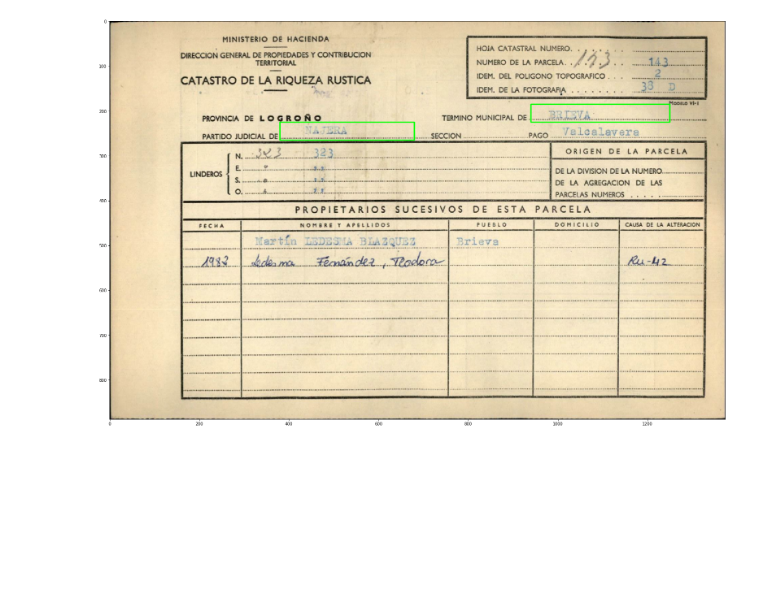
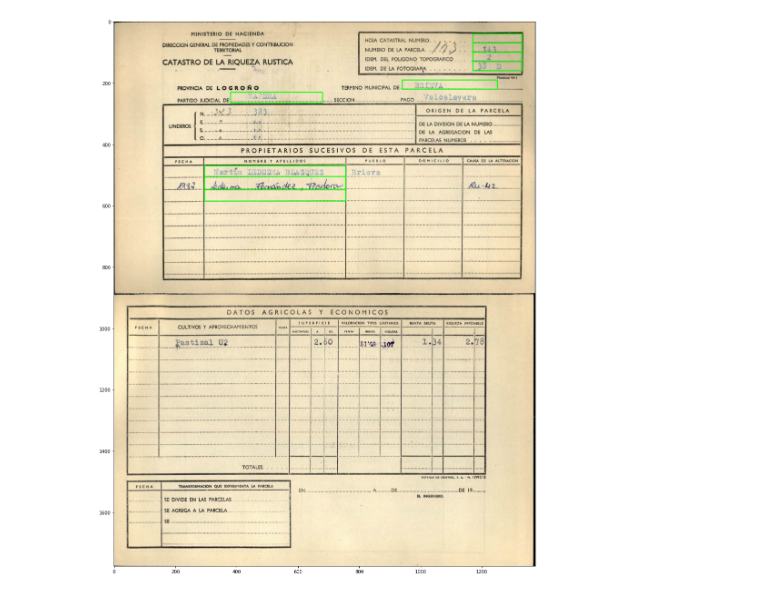
Before and after one commit to IA2021UR/trabajo-ia-en-la-comunidad-de-la-rioja-equipo-2, a Jupyter notebook: Localizaciones_OCR.ipynb, the cells around one changed output. Cells and saved outputs as stored; diff of their text form; code cells hidden in the pictures; blank space fills up the shorter version.

```diff
--- a/Localizaciones_OCR.ipynb
+++ b/Localizaciones_OCR.ipynb
@@ -9,26 +9,17 @@ from collections import namedtuple #Para definir las tuplas OCRLocation
 def mostrarImagen(image):
     if len(image.shape)==3:
         img2 = image[:,:,::-1]
-        plt.figure(figsize = (180,18))
+        plt.figure(figsize = (220,22))
         plt.imshow(img2,)
 
         plt.show()
     else:
         img2 = image
-        plt.figure(figsize = (180,18))
+        plt.figure(figsize = (200,20))
         plt.imshow(img2,cmap='gray',shape=600)
 
         plt.show()
 # %%
 image1 = cv2.imread("26032A00200143_page-0001.jpg")
 image2 = cv2.imread("26032A00200143_page-0002.jpg")
-mostrarImagen(image1)
-mostrarImagen(image2)
+imagenCompleta = cv2.vconcat([image1, image2])
-# %%
-clone = image1.copy()
-cv2.rectangle(clone, (940, 185), (1250, 225), (0, 255, 0), 2) #Termino municipal de
-cv2.rectangle(clone, (380, 225), (680, 265), (0, 255, 0), 2) #Partido judicial de
-
-mostrarImagen(clone)
-# %% [output]
-[figure, removed]
@@ -55,0 +26,18 @@ OCR_LOCATIONS = [
+# %%
+clone = imagenCompleta.copy()
+cv2.rectangle(clone, (940, 190), (1250, 220), (0, 255, 0), 2) #Termino municipal de
+cv2.rectangle(clone, (380, 230), (680, 265), (0, 255, 0), 2) #Partido judicial de
+
+cv2.rectangle(clone, (1170, 40), (1330, 70), (0, 255, 0), 2) #Hoja catastral número
+cv2.rectangle(clone, (1170, 70), (1330, 100), (0, 255, 0), 2) #número de la parcela
+cv2.rectangle(clone, (1170, 100), (1330, 130), (0, 255, 0), 2) #idem del poligono topográfico
+cv2.rectangle(clone, (1170, 130), (1330, 160), (0, 255, 0), 2) #idem de la fotografía
+
+cv2.rectangle(clone, (295, 470), (755, 505), (0, 255, 0), 2) #Propietario1
+cv2.rectangle(clone, (295, 505), (755, 548), (0, 255, 0), 2) #Propietario2
+cv2.rectangle(clone, (295, 548), (755, 585), (0, 255, 0), 2) #Propietario3
+
+
+mostrarImagen(clone)
+# %% [output]
+[figure, added]
```
Also changed, not shown: parts of 2 cells of this notebook.
